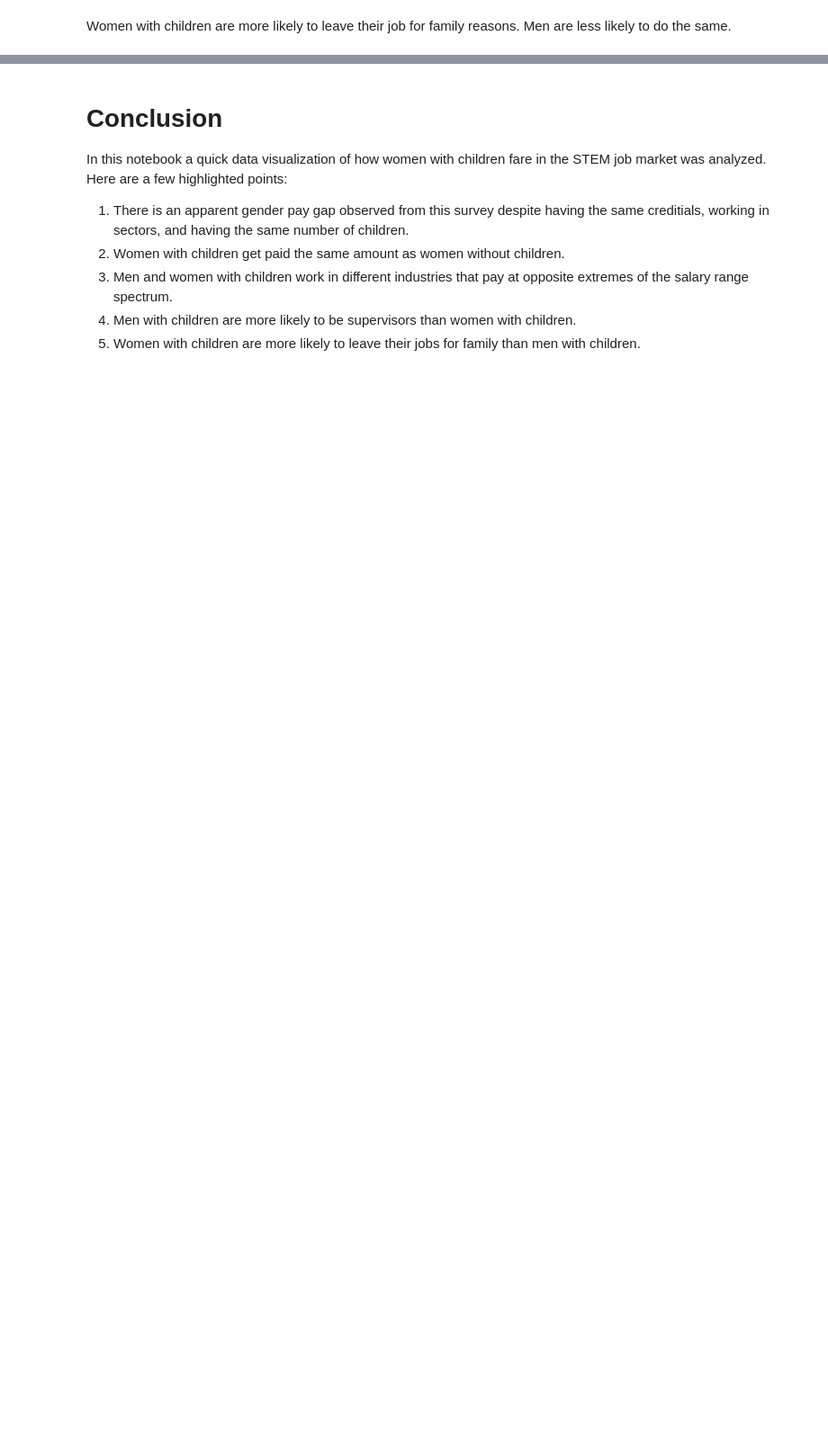
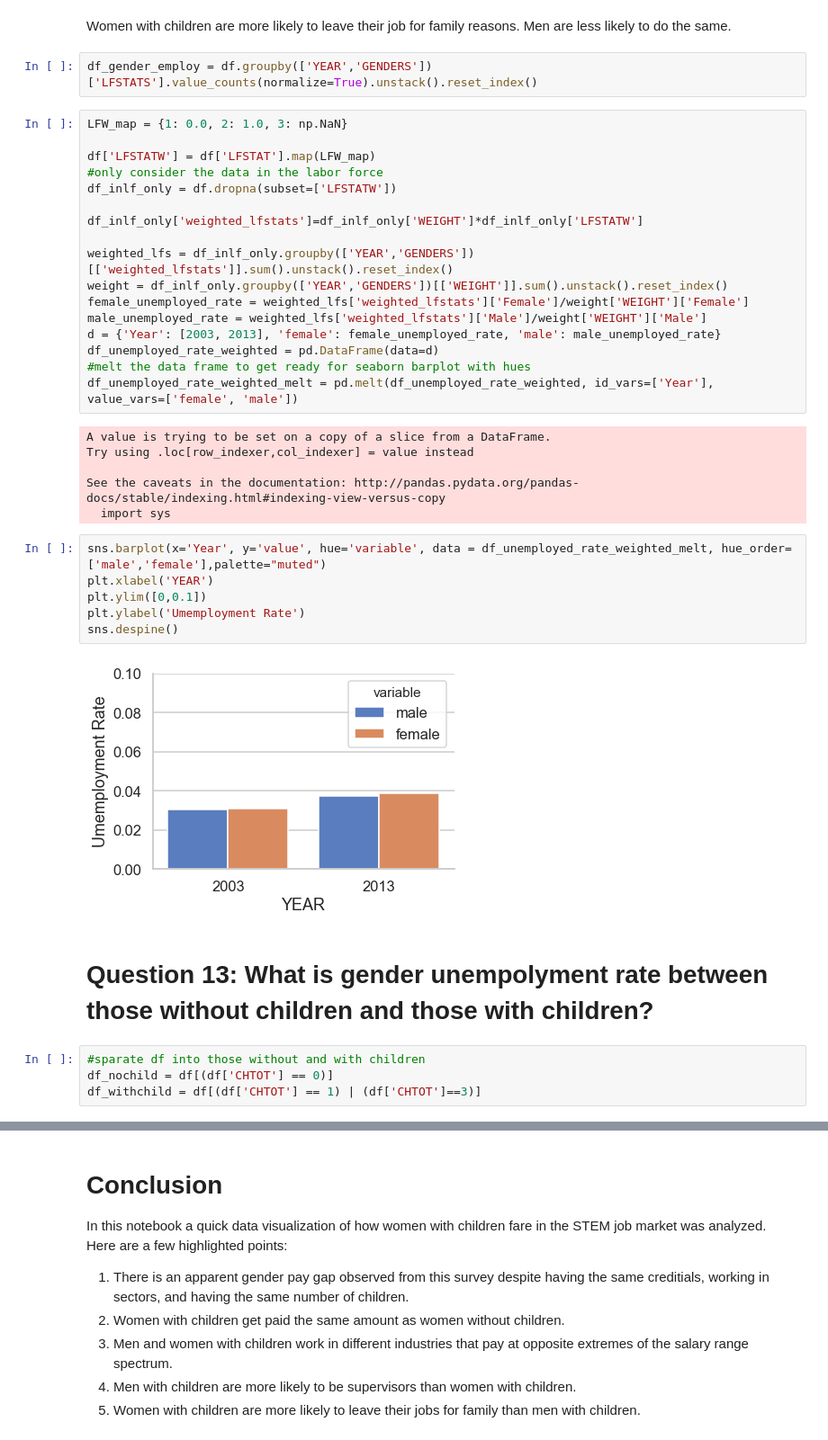
Before and after one commit to kuevho/Capstone-Project-1, a Jupyter notebook: Motherhood in the workforce_EDA.ipynb, the cells around one changed output, grey strips where cells are left out. Shown at 90% size. Saved outputs shown, nothing was run; the diff lists cells and outputs as text; blank space fills up the shorter version.

```diff
--- a/Motherhood in the workforce_EDA.ipynb
+++ b/Motherhood in the workforce_EDA.ipynb
@@ -382,3 +379,42 @@ sns.despine()
 [figure]
 # %% [markdown]
 Women with children are more likely to leave their job for family reasons. Men are less likely to do the same.
+# %%
+df_gender_employ = df.groupby(['YEAR','GENDERS'])['LFSTATS'].value_counts(normalize=True).unstack().reset_index()
+# %%
+LFW_map = {1: 0.0, 2: 1.0, 3: np.NaN}
+
+df['LFSTATW'] = df['LFSTAT'].map(LFW_map)
+#only consider the data in the labor force
+df_inlf_only = df.dropna(subset=['LFSTATW'])
+
+df_inlf_only['weighted_lfstats']=df_inlf_only['WEIGHT']*df_inlf_only['LFSTATW']
+
+weighted_lfs = df_inlf_only.groupby(['YEAR','GENDERS'])[['weighted_lfstats']].sum().unstack().reset_index()
+weight = df_inlf_only.groupby(['YEAR','GENDERS'])[['WEIGHT']].sum().unstack().reset_index()
+female_unemployed_rate = weighted_lfs['weighted_lfstats']['Female']/weight['WEIGHT']['Female']
+male_unemployed_rate = weighted_lfs['weighted_lfstats']['Male']/weight['WEIGHT']['Male']
+d = {'Year': [2003, 2013], 'female': female_unemployed_rate, 'male': male_unemployed_rate}
+df_unemployed_rate_weighted = pd.DataFrame(data=d)
+#melt the data frame to get ready for seaborn barplot with hues
+df_unemployed_rate_weighted_melt = pd.melt(df_unemployed_rate_weighted, id_vars=['Year'], value_vars=['female', 'male'])
+# %% [output]
+A value is trying to be set on a copy of a slice from a DataFrame.
+Try using .loc[row_indexer,col_indexer] = value instead
+
+See the caveats in the documentation: http://pandas.pydata.org/pandas-docs/stable/indexing.html#indexing-view-versus-copy
+  import sys
+# %%
+sns.barplot(x='Year', y='value', hue='variable', data = df_unemployed_rate_weighted_melt, hue_order=['male','female'],palette="muted")
+plt.xlabel('YEAR')
+plt.ylim([0,0.1])
+plt.ylabel('Umemployment Rate')
+sns.despine()
+# %% [output]
+[figure, added]
+# %% [markdown]
+# Question 13: What is gender unempolyment rate between those without children and those with children?
+# %%
+#sparate df into those without and with children
+df_nochild = df[(df['CHTOT'] == 0)]
+df_withchild = df[(df['CHTOT'] == 1) | (df['CHTOT']==3)]
```
Also changed, not shown: parts of 7 cells of this notebook.
